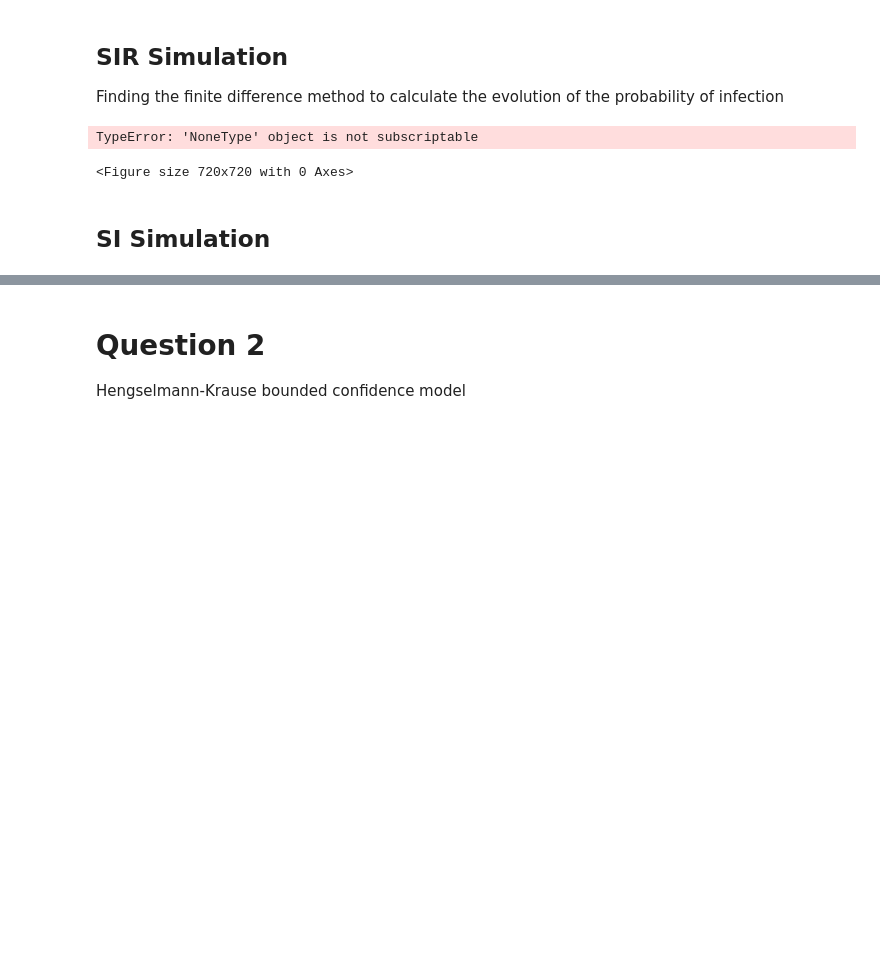
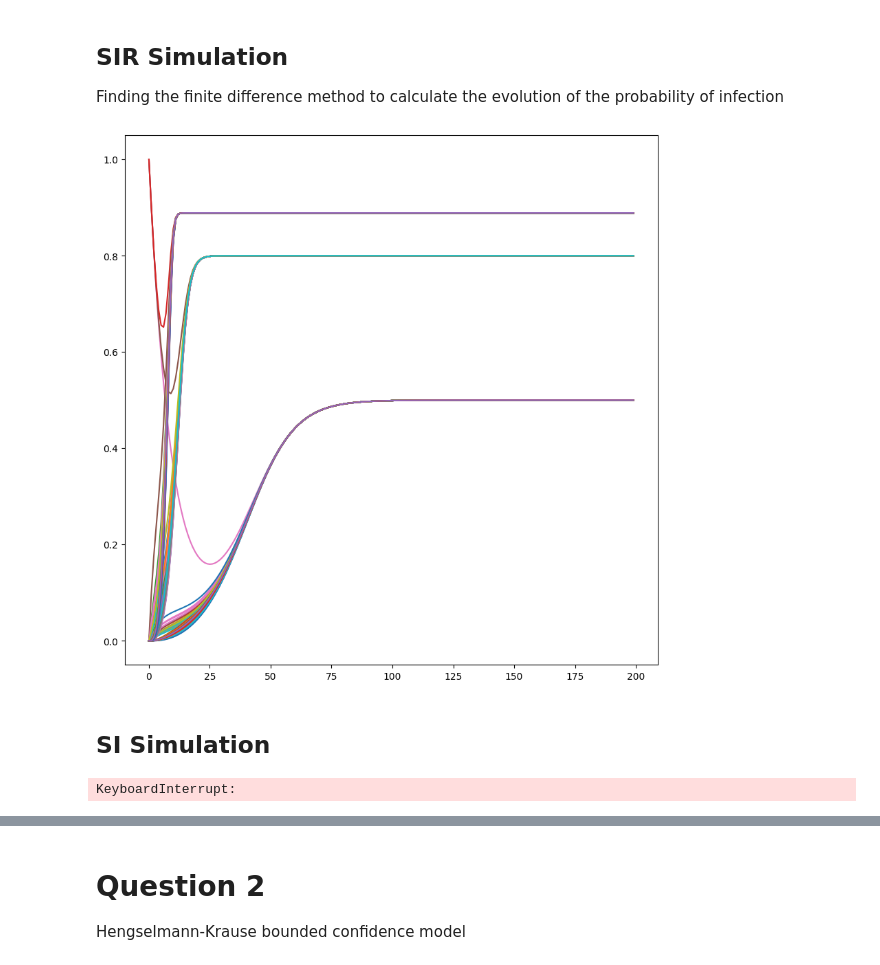
Before and after one commit to WDaugherty/ECE-5260, a Jupyter notebook: BiWeekly2/BiWeekly2Notebook.ipynb, the cells around one changed output, grey strips where cells are left out. Cells and saved outputs as stored; diff of their text form; code cells hidden in the pictures; blank space fills up the shorter version.

```diff
--- a/BiWeekly2/BiWeekly2Notebook.ipynb
+++ b/BiWeekly2/BiWeekly2Notebook.ipynb
@@ -51,7 +51,7 @@ SIR Models
 # %% [markdown]
 ## Graph Ingesting
 # %%
-G1 = nx.read_edgelist(path = "hospital_edge-1.txt", create_using=nx.DiGraph()) #Ingests the graph from the hospital txt file
+G1 = nx.read_edgelist(path = "hospital_edge-1.txt") #Ingests the graph from the hospital txt file
 plt.figure(figsize = (10,10)) #Creates the figure
 nx.draw_circular(G1,with_labels = False, node_size =10, edge_color = "grey") #Adds the graph to the figure
 plt.show() #Shows the figure
@@ -153,14 +64,32 @@ def SIR_Sim(G, Beta, Gamma):
-# %%
-#Creates a list of beta values to be tried in the simulation models
-beta_list = [0.2, 0.5, 0.9]
-
-plt.figure(figsize = (10,10)) #Creates the figure
-for i in beta_list:
-    for k in range(len(list(G1.nodes()))):
-        x = SIR_Sim(G1, i, 0.1)
-        plt.plot(x[k,:]) #Adds the plots to the figures
-# %% [output]
-TypeError: 'NoneType' object is not subscriptable
-<Figure size 720x720 with 0 Axes>
+# %%
+def SIR_Model(G, Beta):
+    """
+
+    """
+    Time = 200
+    Gamma = 0
+    node_list = list(G1.nodes())
+    n = G.number_of_nodes()
+    x = np.zeros((n, Time))
+    Initial_Infect = np.random.choice(range(n))
+    x[Initial_Infect][0] = 1
+
+    for t in range(Time-1):
+        for index, value in enumerate(node_list):
+            sum1 = 0
+            for j in G1.neighbors(value):
+                j =  [i for i in range(n) if node_list[i] == j][0]
+                sum1 += x[j][t]
+            x[index][t+1] =  x[index][t] + Beta/G.degree(node_list[index])*(1-x[index][t])*sum1 - Gamma*x[index][t]
+    return x
+# %%
+beta_list = [0.2,0.5,0.9] #Creates the list of beta values
+plt.figure(figsize=(10, 10)) #Creates the initial figure
+for i in beta_list: #Runs a for loop for each beta value
+    res = SIR_Model(G1, i) #Runs the SIR model for each beta value
+    for a in range(G1.number_of_nodes()): #Creates a range for plotting
+        plt.plot(res[a]) #Plots the result of the SIR model
+# %% [output]
+[figure, added]
 # %% [markdown]
 ## SI Simulation
@@ -195,0 +126,4 @@ for i in beta_list:
+# %%
+res4 = SI_Model(G1) #Runs the SI model
+# %% [output]
+KeyboardInterrupt:
```
Also changed, not shown: parts of 13 cells of this notebook, 2 other files.
